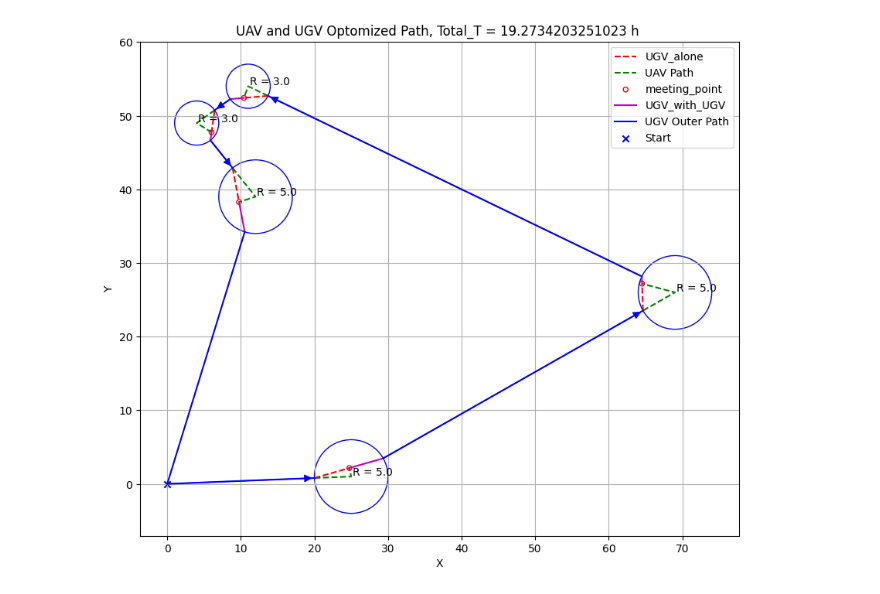
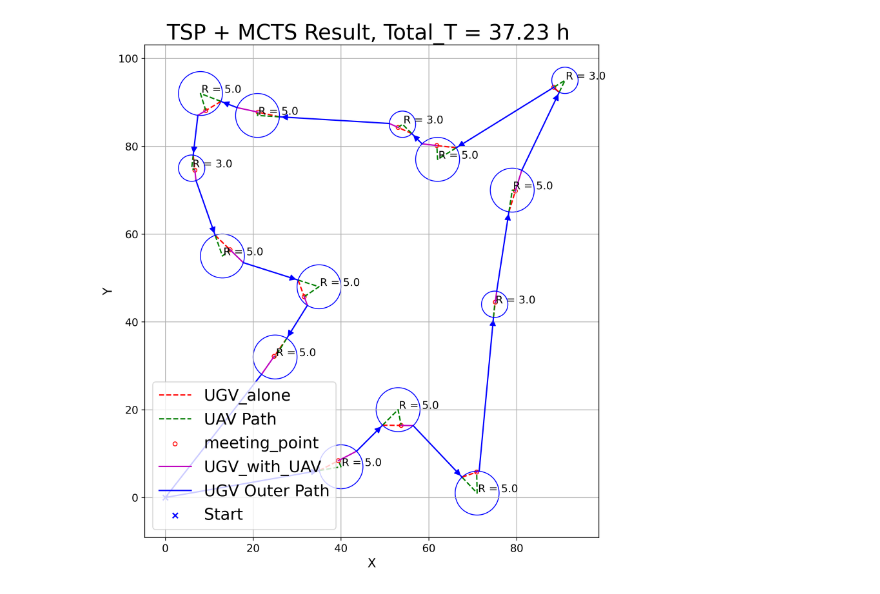
Before and after one commit to BillCai06/codetest, a Jupyter notebook: Landing robot/Codes/cleanout_code/MCTS_Tree.ipynb, the cells around one changed output. Drawn from its saved outputs; the diff is of its cells as text; code cells hidden in the pictures.

```diff
--- a/Landing robot/Codes/cleanout_code/MCTS_Tree.ipynb
+++ b/Landing robot/Codes/cleanout_code/MCTS_Tree.ipynb
@@ -28,14 +28,25 @@ UAV_E_s_cost = 2500*ten_minets # mah/km
 # # waypoints = [(20,10), (10,10),(15,30)]
 # plan_output = "0 -> 1 -> 2 -> 0"
 # plan_output = "0 -> 3 -> 4 -> 1 -> 5 -> 2 -> 7 -> 6 -> 0"
-waypoints = [(0, 0),(11, 54),(4, 49),(69, 26),(12, 39),(25, 1)] #6
-plan_output = " 0 -> 5 -> 3 -> 1 -> 2 -> 4 -> 0"
+# waypoints = [(0, 0),(11, 54),(4, 49),(69, 26),(12, 39),(25, 1)] #6
+# plan_output = " 0 -> 5 -> 3 -> 1 -> 2 -> 4 -> 0"
 # waypoints = [(0, 0),(11, 54),(4, 49),(69, 26),(12, 39),(25, 1),(17, 12),(38, 11),(28, 49),(52, 36),(36, 27),(56, 44),(22, 58)] #13
 # plan_output = "0 -> 6 -> 4 -> 2 -> 1 -> 12 -> 8 -> 11 -> 3 -> 9 -> 10 -> 7 -> 5 -> 0"
 # waypoints = [(8, 23), (31, 50), (46, 4), (50, 39), (3, 14)]
 # plan_output = " 0 -> 4 -> 2 -> 3 -> 1 -> 0"
-# waypoints = [(0, 0),(54, 85),(8, 92),(25, 32),(71, 1),(6, 75),(21, 87),(35, 48),(13, 55),(75, 44),(91, 95),(62, 77),(53, 20),(79, 70),(40, 7)] # 15
-# plan_output = "0 -> 14 -> 12 -> 4 -> 9 -> 13 -> 10 -> 11 -> 1 -> 6 -> 2 -> 5 -> 8 -> 7 -> 3 -> 0"
+
+
+
+
+waypoints = [(0, 0),(54, 85),(8, 92),(25, 32),(71, 1),(6, 75),(21, 87),(35, 48),(13, 55),(75, 44),(91, 95),(62, 77),(53, 20),(79, 70),(40, 7)] # 15
+plan_output = "0 -> 14 -> 12 -> 4 -> 9 -> 13 -> 10 -> 11 -> 1 -> 6 -> 2 -> 5 -> 8 -> 7 -> 3 -> 0"
+
+
+
+
+waypoints =  [(0, 0), (36, 14), (56, 82), (97, 17), (12, 24), (50, 27), (59, 2), (80, 0), (24, 27), (97, 8), (55, 42), (74, 46), (84, 67), (0, 87), (22, 49), (76, 36), (86, 57), (90, 34), (86, 9), (40, 75), (57, 20)]#20
+
+
 max_radius = ((Total_E_UAV - UAV_E_s_cost) / UAV_E_cost) / 2
 radii = np.linspace(max_radius, 1.0, x)
 ordered_points = [waypoints[int(node)] for node in plan_output.split() if node.isdigit()]
@@ -525,3 +533,27 @@ print(f"--------------------------Best Result: {result}-------------------------
+# %%
+import pandas as pd
+import matplotlib.pyplot as plt
+import time
+tsp_out = pd.read_csv('TSP_time.csv')
+# %%
+waypoints =  [(0, 0), (82, 13), (95, 78), (97, 10), (55, 32), (29, 52), (63, 31), (79, 74), (97, 52), (72, 58), (33, 33), (46, 59), (64, 38), (47, 95), (95, 53), (69, 40), (25, 74), (59, 96), (77, 51), (60, 27), (47, 51)]
+for x in tsp_out['TSPOut']:
+    nodes_in_order = x.split()
+    nodes_in_order = [int(node) for node in nodes_in_order if node.isdigit()]
+    n = 0
+    ordered_points = [waypoints[int(node)] for node in x.split() if node.isdigit()]
+    start_time = time.time()
+    root = Node(id=0, radius=None, total_time=0, visit_count=0, max_childen=len(radii), level=0)
+    best_node = MCTS_v2(root, n, nodes_in_order, waypoints, 10000)
+    end_time = time.time()
+    duration_mcts = end_time - start_time
+    result = find_min_total_time_node_at_level(root,len(waypoints))
+    total_time = result['total_time']
+    # for i in range(len(ordered_points) - 1):
+    #     total_time += distance(ordered_points[i], ordered_points[i+1]) / speed
+    #     total_time += 1/6  # add waiting time at each waypoint
+    # total_time -= 1/6
+    print(len(ordered_points)-2,)
 # %%
 radius_list = [x for x in result['radius comb'] if x is not None]
 total_time = result['total_time']
@@ -532,7 +612,7 @@ result_in
 # %%
 radius_set ,UGV_path, UAV_path, UGV_outer_path, UGVD_inter_without_drone, UGVD_inter_with_drone,final_wait_set= compute_optimized_paths_for_radius(ordered_points, radius_list, speed_ugv, speed_uav, survey_time)
-plot_updated_paths_with_circles(UAV_path, UGV_outer_path, ordered_points, result_in)
+plot_updated_paths_with_circles2(UAV_path, UGV_outer_path, ordered_points, result_in)
 # %% [output]
-[figure, old version]
+[figure, new version]
 # %%
 # UGV_path, UAV_path, UGV_outer_path, UGVD_inter_without_drone,UGVD_inter_with_drone,final_wait_time= compute_optimized_paths_for_radius_updated_v5(ordered_points, radius_list, speed_ugv, speed_uav, survey_time)
```
Also changed, not shown: parts of 8 cells of this notebook, 24 other files.
